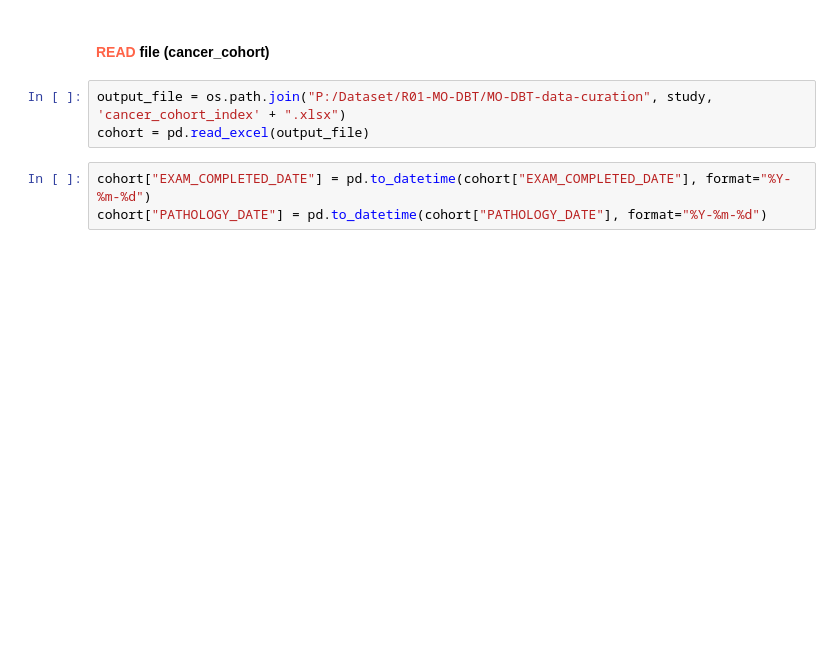
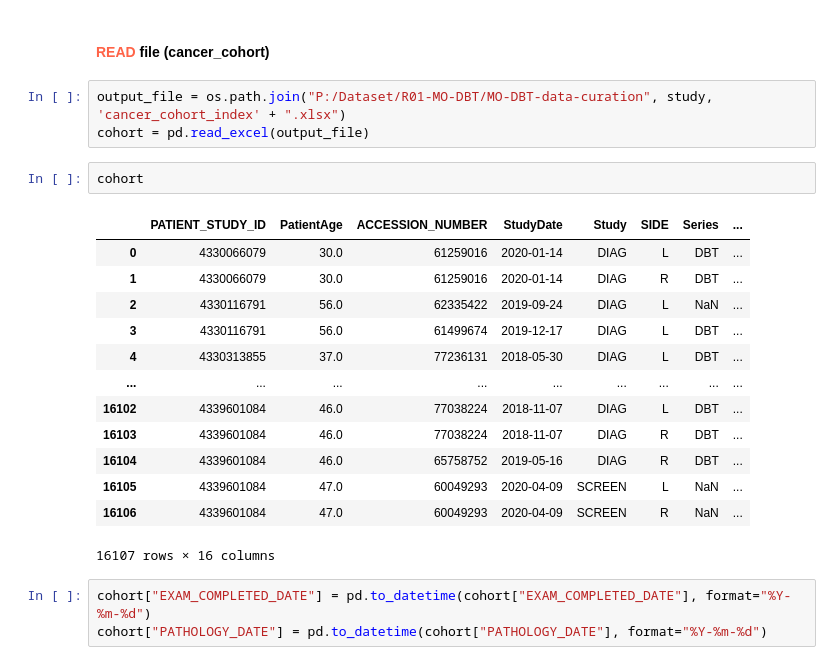
Before and after one commit to tracy01014/MO-DBT-data-curation, a Jupyter notebook: Code/extract_mo_cancer.ipynb, the cells around one changed output. Cells and saved outputs as stored; diff of their text form; blank space fills up the shorter version.

Commit message:
number update

```diff
--- a/Code/extract_mo_cancer.ipynb
+++ b/Code/extract_mo_cancer.ipynb
@@ -575,6 +584,22 @@ cohort.to_excel(output_file, index=False)
 # %%
 output_file = os.path.join("P:/Dataset/R01-MO-DBT/MO-DBT-data-curation", study, 'cancer_cohort_index' + ".xlsx")
 cohort = pd.read_excel(output_file)
+# %%
+cohort
+# %% [output]
+|  | PATIENT_STUDY_ID | PatientAge | ACCESSION_NUMBER | StudyDate | Study | SIDE | Series | ... |
+| 0 | 4330066079 | 30.0 | 61259016 | 2020-01-14 | DIAG | L | DBT | ... |
+| 1 | 4330066079 | 30.0 | 61259016 | 2020-01-14 | DIAG | R | DBT | ... |
+| 2 | 4330116791 | 56.0 | 62335422 | 2019-09-24 | DIAG | L | NaN | ... |
+| 3 | 4330116791 | 56.0 | 61499674 | 2019-12-17 | DIAG | L | DBT | ... |
+| 4 | 4330313855 | 37.0 | 77236131 | 2018-05-30 | DIAG | L | DBT | ... |
+| ... | ... | ... | ... | ... | ... | ... | ... | ... |
+| 16102 | 4339601084 | 46.0 | 77038224 | 2018-11-07 | DIAG | L | DBT | ... |
+| 16103 | 4339601084 | 46.0 | 77038224 | 2018-11-07 | DIAG | R | DBT | ... |
+| 16104 | 4339601084 | 46.0 | 65758752 | 2019-05-16 | DIAG | R | DBT | ... |
+| 16105 | 4339601084 | 47.0 | 60049293 | 2020-04-09 | SCREEN | L | NaN | ... |
+| 16106 | 4339601084 | 47.0 | 60049293 | 2020-04-09 | SCREEN | R | NaN | ... |
+16107 rows × 16 columns
 # %%
 cohort["EXAM_COMPLETED_DATE"] = pd.to_datetime(cohort["EXAM_COMPLETED_DATE"], format="%Y-%m-%d")
 cohort["PATHOLOGY_DATE"] = pd.to_datetime(cohort["PATHOLOGY_DATE"], format="%Y-%m-%d")
```
Also changed, not shown: parts of 58 cells of this notebook.
